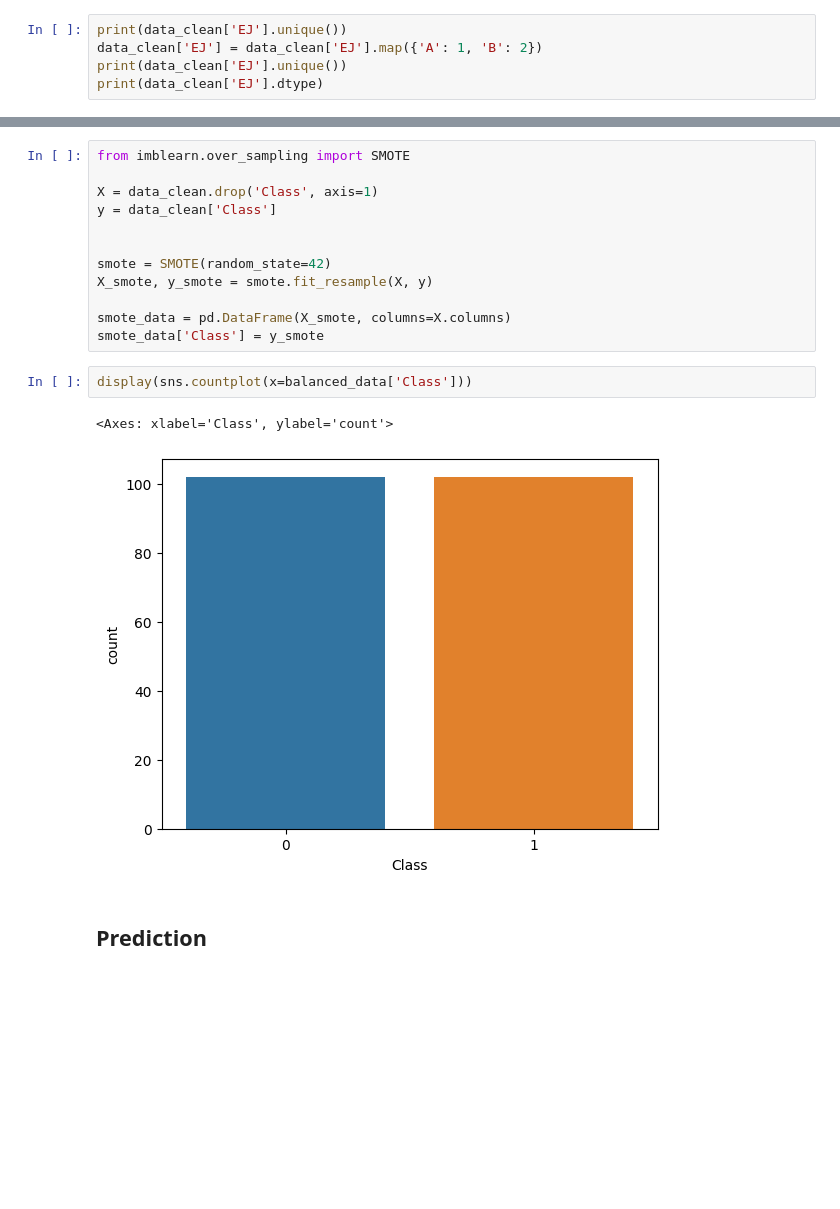
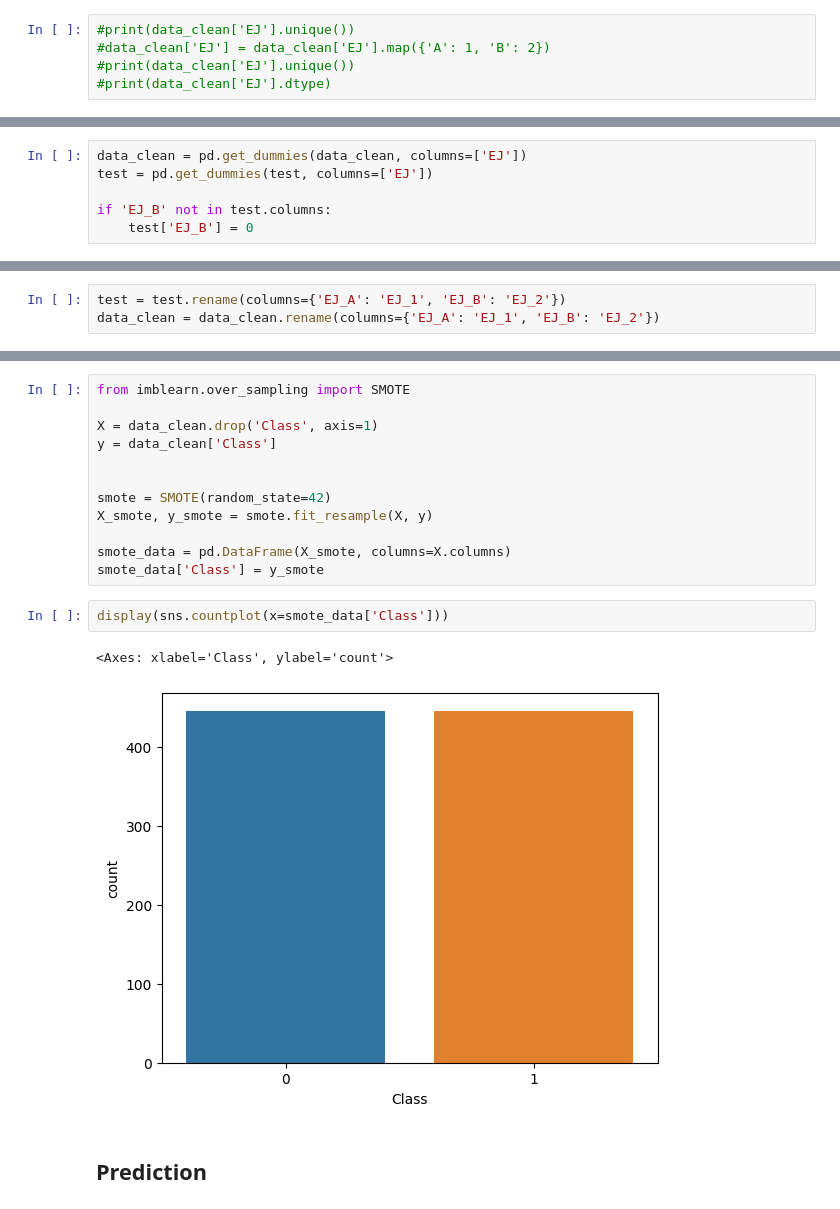
Before and after one commit to sorianom23/Identifying-Age-Related-Conditions, a Jupyter notebook: notebooks/main.ipynb, the cells around one changed output, grey strips where cells are left out. Drawn from its saved outputs; the diff is of its cells as text; blank space fills up the shorter version.

```diff
--- a/notebooks/main.ipynb
+++ b/notebooks/main.ipynb
@@ -41,7 +41,7 @@ Data columns (total 57 columns):
 dtypes: float64(55), int64(1), object(1)
 memory usage: 248.3+ KB
 # %%
-print(data_clean['EJ'].unique())
-data_clean['EJ'] = data_clean['EJ'].map({'A': 1, 'B': 2})
-print(data_clean['EJ'].unique())
-print(data_clean['EJ'].dtype)
+#print(data_clean['EJ'].unique())
+#data_clean['EJ'] = data_clean['EJ'].map({'A': 1, 'B': 2})
+#print(data_clean['EJ'].unique())
+#print(data_clean['EJ'].dtype)
@@ -62,6 +58,12 @@ test.head()
 | 3 | 040e15f562a2 | 0.0 | 0.0 | 0.0 | 0.0 | 0.0 | 0.0 | 0.0 | 0.0 | 0.0 | ... | ... |
 | 4 | 046e85c7cc7f | 0.0 | 0.0 | 0.0 | 0.0 | 0.0 | 0.0 | 0.0 | 0.0 | 0.0 | ... | ... |
 5 rows × 57 columns
+# %%
+data_clean = pd.get_dummies(data_clean, columns=['EJ'])
+test = pd.get_dummies(test, columns=['EJ'])
+
+if 'EJ_B' not in test.columns:
+    test['EJ_B'] = 0
 # %%
 # data_clean -> train
 # test -> test
@@ -91,0 +94,3 @@ with sns.axes_style('white'):
+# %%
+test = test.rename(columns={'EJ_A': 'EJ_1', 'EJ_B': 'EJ_2'})
+data_clean = data_clean.rename(columns={'EJ_A': 'EJ_1', 'EJ_B': 'EJ_2'})
@@ -124,10 +138,10 @@ X_smote, y_smote = smote.fit_resample(X, y)
 smote_data = pd.DataFrame(X_smote, columns=X.columns)
 smote_data['Class'] = y_smote
 # %%
-display(sns.countplot(x=balanced_data['Class']))
+display(sns.countplot(x=smote_data['Class']))
 # %% [output]
 <Axes: xlabel='Class', ylabel='count'>
-[figure, old version]
+[figure, new version]
 # %% [markdown]
 ## Prediction
 # %%
```
Also changed, not shown: parts of 10 cells of this notebook.
